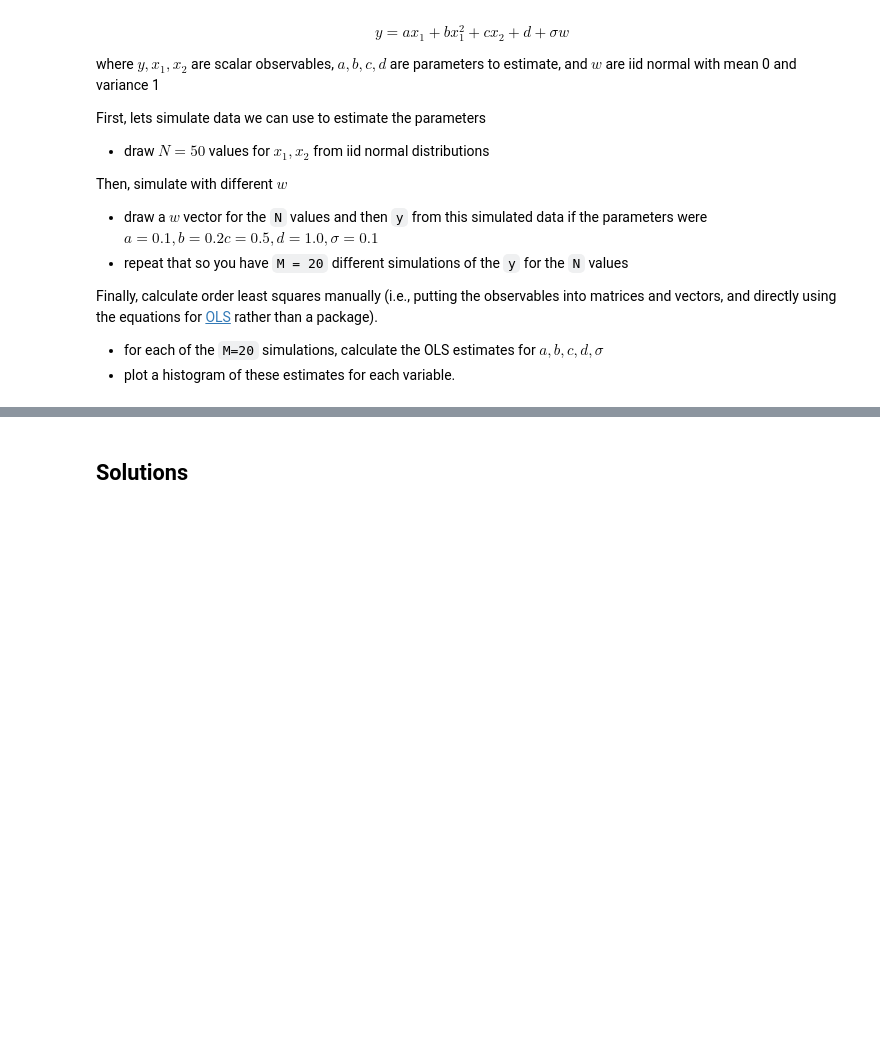
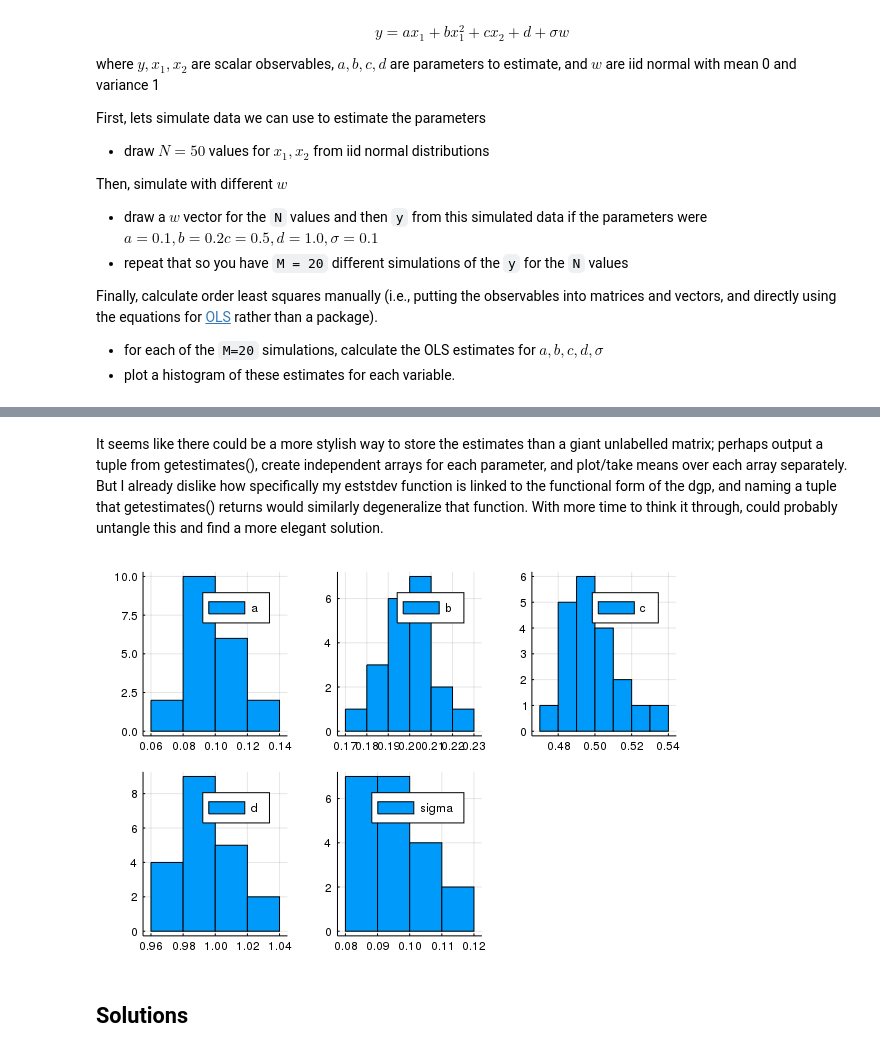
Before and after one commit to maxnorton/econ628, a Jupyter notebook: notebooks/max/assignment5/max_fundamental_types.ipynb, the cells around one changed output, grey strips where cells are left out. Cells and saved outputs as stored; diff of their text form; code cells hidden in the pictures; blank space fills up the shorter version.

```diff
--- a/notebooks/max/assignment5/max_fundamental_types.ipynb
+++ b/notebooks/max/assignment5/max_fundamental_types.ipynb
@@ -1822,3 +1768,9 @@ stephist!(estimates[5,:], label="sigma, mean=$(round(mean(estimates[5,:]), digit
+# %% [markdown]
+It seems like there could be a more stylish way to store the estimates than a giant unlabelled matrix; perhaps output a tuple from getestimates(), create independent arrays for each parameter, and plot/take means over each array separately. But I already dislike how specifically my eststdev function is linked to the functional form of the dgp, and naming a tuple that getestimates() returns would similarly degeneralize that function. With more time to think it through, could probably untangle this and find a more elegant solution.
+# %%
+histogram(estimates', layout=5, label=["a" "b" "c" "d" "sigma"])
+# %% [output]
+[figure, added]
 # %% [markdown]
 ## Solutions
 # %% [markdown]
```
Also changed, not shown: parts of 11 cells of this notebook, 1 other file.
